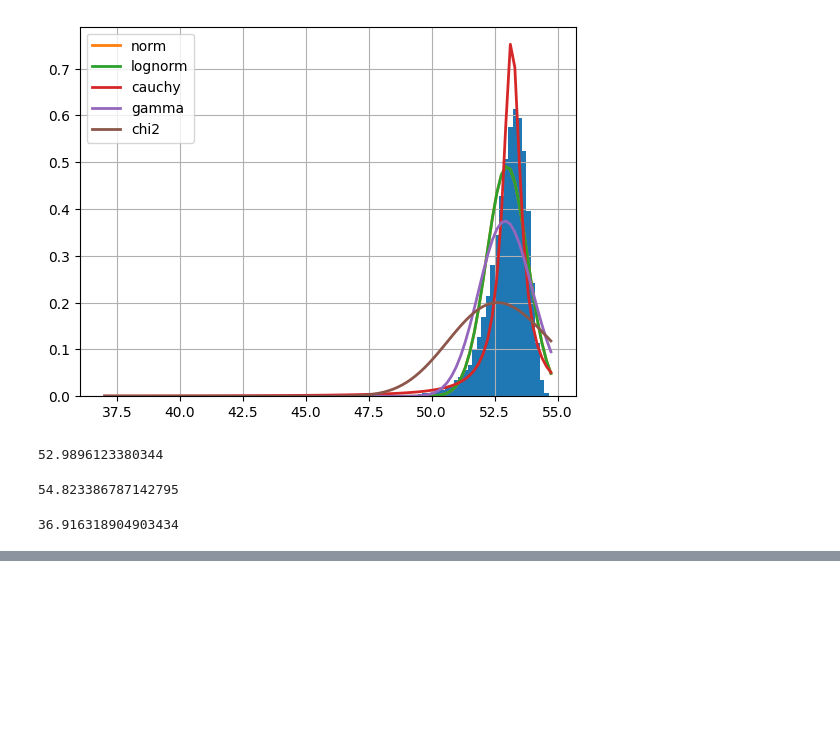
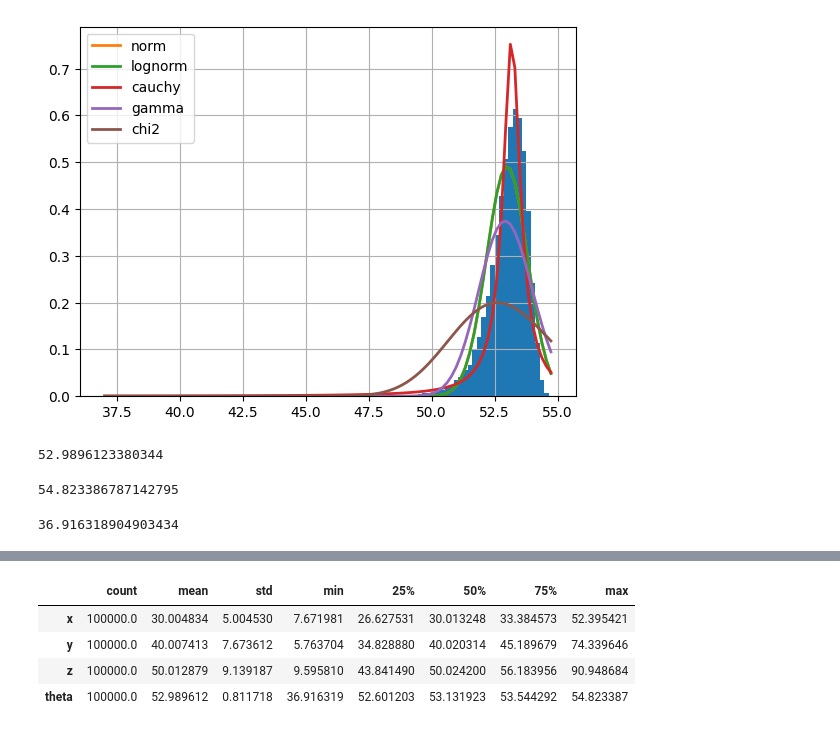
Before and after one commit to utkarshg1/stackup-python, a Jupyter notebook: My_custom_package.ipynb, the cells around one changed output, grey strips where cells are left out. Drawn from its saved outputs; the diff is of its cells as text; code cells hidden in the pictures; blank space fills up the shorter version.

```diff
--- a/My_custom_package.ipynb
+++ b/My_custom_package.ipynb
@@ -155,0 +173,8 @@ z2.min()
+# %%
+stackup.describe_dims(x=x, y=y, z=z, theta=z2)
+# %% [output]
+|  | count | mean | std | min | 25% | 50% | 75% | max |
+| x | 100000.0 | 30.004834 | 5.004530 | 7.671981 | 26.627531 | 30.013248 | 33.384573 | 52.395421 |
+| y | 100000.0 | 40.007413 | 7.673612 | 5.763704 | 34.828880 | 40.020314 | 45.189679 | 74.339646 |
+| z | 100000.0 | 50.012879 | 9.139187 | 9.595810 | 43.841490 | 50.024200 | 56.183956 | 90.948684 |
+| theta | 100000.0 | 52.989612 | 0.811718 | 36.916319 | 52.601203 | 53.131923 | 53.544292 | 54.823387 |
```
Also changed, not shown: parts of 5 cells of this notebook, 7 other files.
